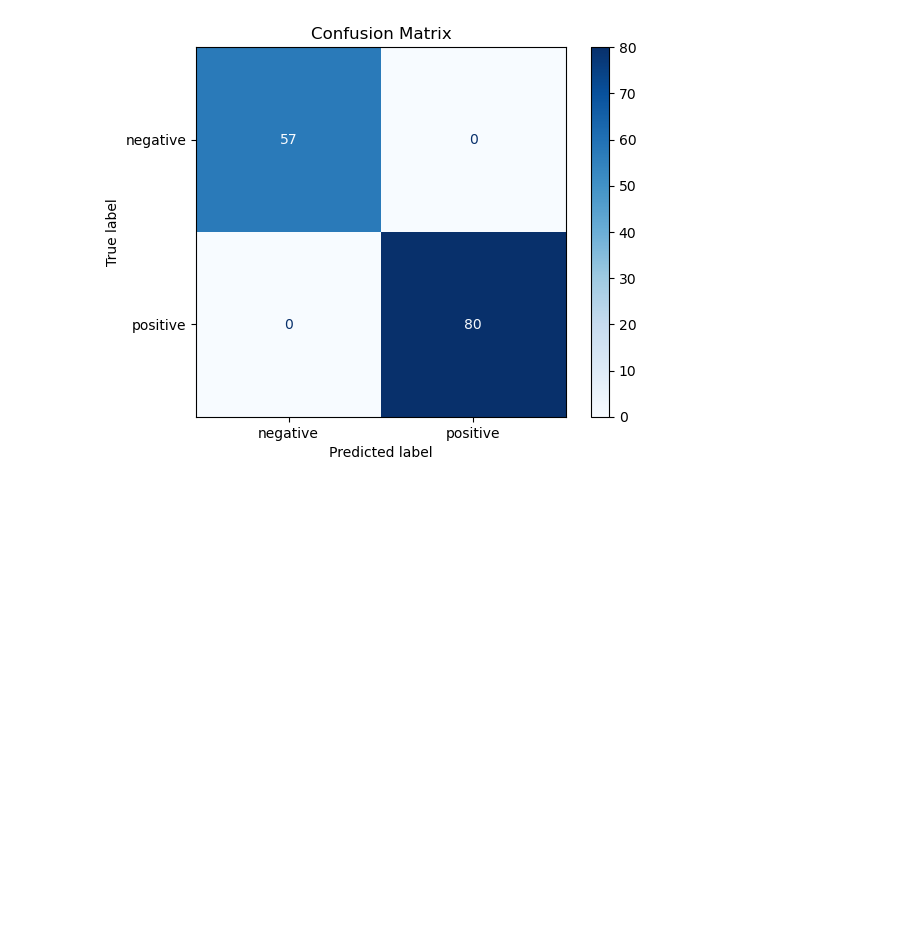
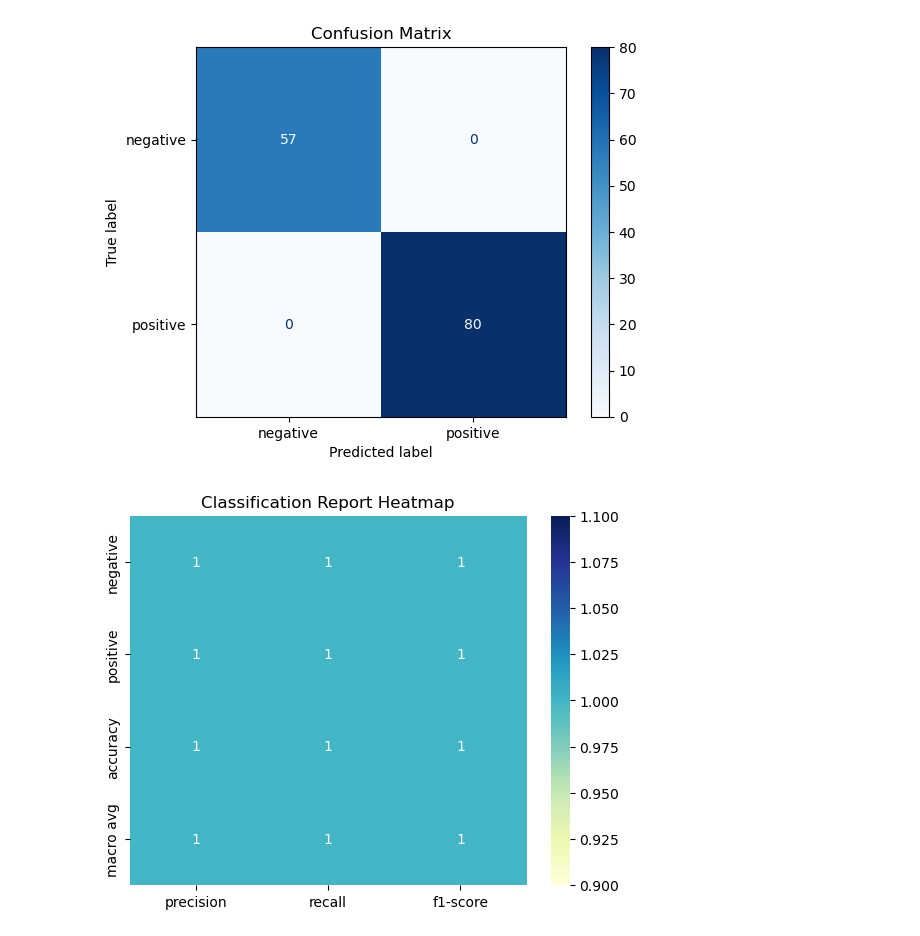
Before and after one commit to kxrrym03/Sentiment-Analysis, a Jupyter notebook: Sentiment Analysis.ipynb, the cells around one changed output. Cells and saved outputs as stored; diff of their text form; code cells hidden in the pictures; blank space fills up the shorter version.

```diff
--- a/Sentiment Analysis.ipynb
+++ b/Sentiment Analysis.ipynb
@@ -122,3 +122,12 @@ plt.title("Confusion Matrix")
 plt.show()
 # %% [output]
 [figure]
+# %%
+report = classification_report(y_test, y_pred, output_dict=True)
+report_df = pd.DataFrame(report).transpose()
+
+sns.heatmap(report_df.iloc[:-1, :-1], annot=True, cmap="YlGnBu")
+plt.title("Classification Report Heatmap")
+plt.show()
+# %% [output]
+[figure, added]
```
